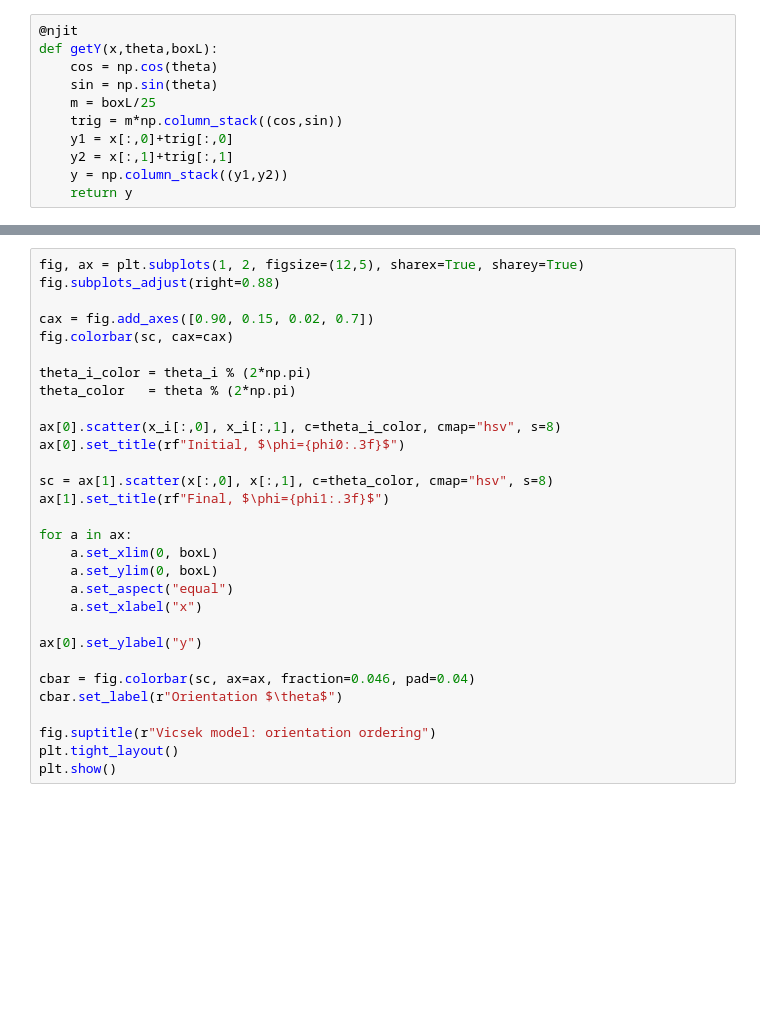
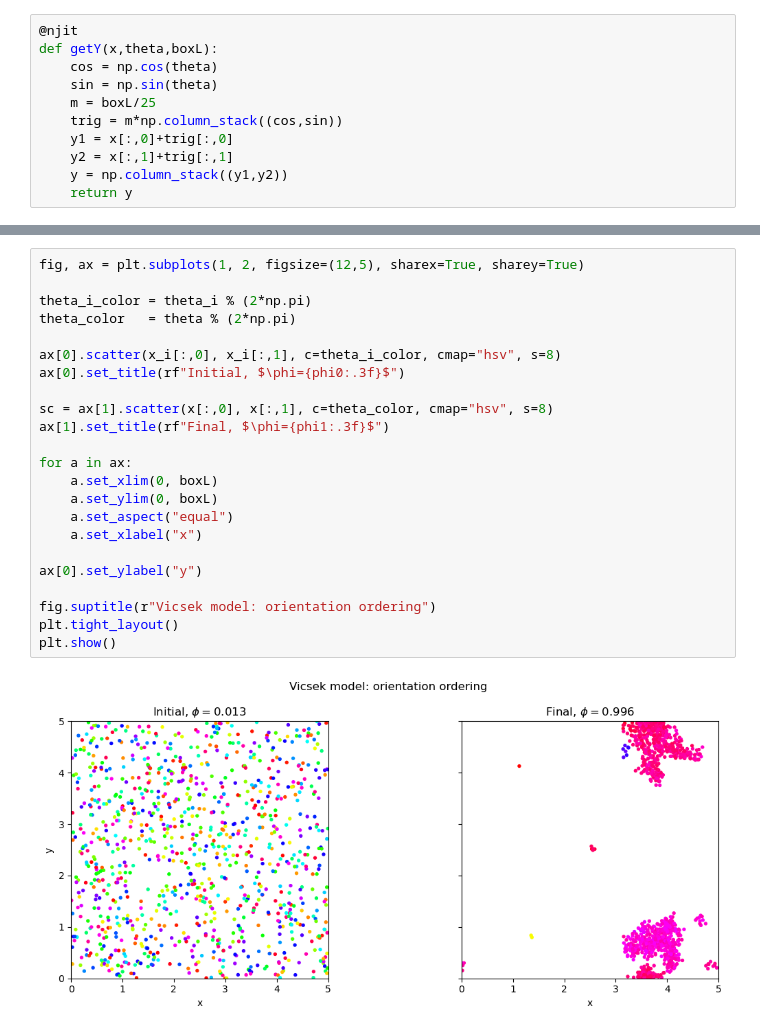
Before and after one commit to Jayarshi/active-particle-simulations, a Jupyter notebook: python/vicsek.ipynb, the cells around one changed output, grey strips where cells are left out. Drawn from its saved outputs; the diff is of its cells as text; blank space fills up the shorter version.

```diff
--- a/python/vicsek.ipynb
+++ b/python/vicsek.ipynb
@@ -179,30 +179,25 @@ plt.show()
 # %%
 fig, ax = plt.subplots(1, 2, figsize=(12,5), sharex=True, sharey=True)
-fig.subplots_adjust(right=0.88)
-
-cax = fig.add_axes([0.90, 0.15, 0.02, 0.7])
-fig.colorbar(sc, cax=cax)
 
 theta_i_color = theta_i % (2*np.pi)
 theta_color   = theta % (2*np.pi)
 
 ax[0].scatter(x_i[:,0], x_i[:,1], c=theta_i_color, cmap="hsv", s=8)
 ax[0].set_title(rf"Initial, $\phi={phi0:.3f}$")
 
 sc = ax[1].scatter(x[:,0], x[:,1], c=theta_color, cmap="hsv", s=8)
 ax[1].set_title(rf"Final, $\phi={phi1:.3f}$")
 
 for a in ax:
     a.set_xlim(0, boxL)
     a.set_ylim(0, boxL)
     a.set_aspect("equal")
     a.set_xlabel("x")
 
 ax[0].set_ylabel("y")
 
-cbar = fig.colorbar(sc, ax=ax, fraction=0.046, pad=0.04)
-cbar.set_label(r"Orientation $\theta$")
-
 fig.suptitle(r"Vicsek model: orientation ordering")
 plt.tight_layout()
 plt.show()
+# %% [output]
+[figure, added]
```
Also changed, not shown: parts of 1 cell of this notebook, 2 other files.
